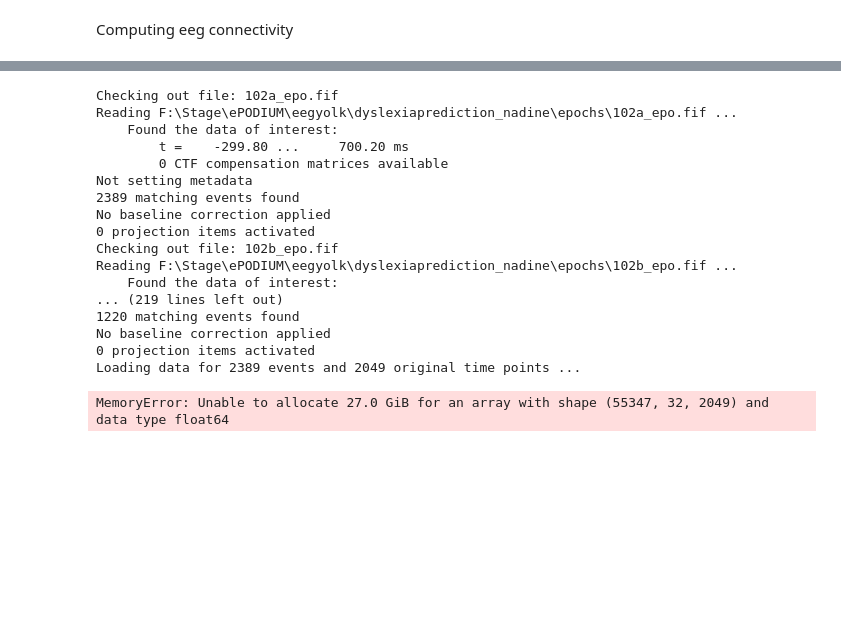
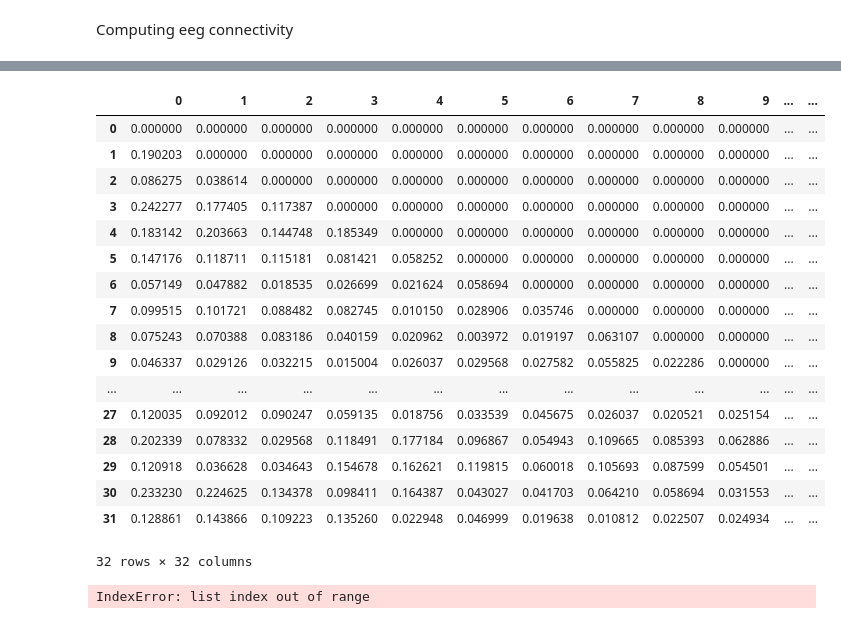
Before and after one commit to eegyolk-ai/eegyolk, a Jupyter notebook: dyslexiaprediction_nadine/data_analysis.ipynb, the cells around one changed output, grey strips where cells are left out. Drawn from its saved outputs; the diff is of its cells as text; code cells hidden in the pictures; blank space fills up the shorter version.

Commit message:
ML models on both connectivity and mmr data

```diff
--- a/dyslexiaprediction_nadine/data_analysis.ipynb
+++ b/dyslexiaprediction_nadine/data_analysis.ipynb
@@ -197,9 +196,11 @@ def data_connectivity(dataframe, group, value):
 
     # Now, visualize the connectivity in 3D:
 
-    return plot_sensors_connectivity(epochs_con.info, con.get_data(output='dense')[:, :, 0])
+    return plot_sensors_connectivity(epochs_con.info, con.get_data(output='dense')[:, :, 0]), spectral_connectivity_epochs(
+        epochs_con, method='pli', mode='multitaper', fmin=fmin, fmax=fmax,
+        faverage=True, tmin=tmin, mt_adaptive=False, n_jobs=1)
 # %%
-connectivity_atrisk = data_connectivity(metadata, group='Group_AccToParents', value = 'At risk')
+connectivityplot_atrisk, connections_atrisk = data_connectivity(metadata, group='Group_AccToParents', value = 'At risk')
 # %% [output]
 Checking out file: 101a_epo.fif
 Reading F:\Stage\ePODIUM\eegyolk\dyslexiaprediction_nadine\epochs\101a_epo.fif ...
@@ -252,21 +299,27 @@ HBox(children=(Text(value='', layout=Layout(margin='2px 0px 2px 0px', min_width=
+# %%
+connections_atrisk = connections_atrisk.get_data(output='dense')[:, :, 0]
+matrix = pd.DataFrame(connections_atrisk)
+matrix
+# %% [output]
+|  | 0 | 1 | 2 | 3 | 4 | 5 | 6 | 7 | 8 | 9 | ... | ... |
+| 0 | 0.000000 | 0.000000 | 0.000000 | 0.000000 | 0.000000 | 0.000000 | 0.000000 | 0.000000 | 0.000000 | 0.000000 | ... | ... |
+| 1 | 0.190203 | 0.000000 | 0.000000 | 0.000000 | 0.000000 | 0.000000 | 0.000000 | 0.000000 | 0.000000 | 0.000000 | ... | ... |
+| 2 | 0.086275 | 0.038614 | 0.000000 | 0.000000 | 0.000000 | 0.000000 | 0.000000 | 0.000000 | 0.000000 | 0.000000 | ... | ... |
+| 3 | 0.242277 | 0.177405 | 0.117387 | 0.000000 | 0.000000 | 0.000000 | 0.000000 | 0.000000 | 0.000000 | 0.000000 | ... | ... |
+| 4 | 0.183142 | 0.203663 | 0.144748 | 0.185349 | 0.000000 | 0.000000 | 0.000000 | 0.000000 | 0.000000 | 0.000000 | ... | ... |
+| 5 | 0.147176 | 0.118711 | 0.115181 | 0.081421 | 0.058252 | 0.000000 | 0.000000 | 0.000000 | 0.000000 | 0.000000 | ... | ... |
+| 6 | 0.057149 | 0.047882 | 0.018535 | 0.026699 | 0.021624 | 0.058694 | 0.000000 | 0.000000 | 0.000000 | 0.000000 | ... | ... |
+| 7 | 0.099515 | 0.101721 | 0.088482 | 0.082745 | 0.010150 | 0.028906 | 0.035746 | 0.000000 | 0.000000 | 0.000000 | ... | ... |
+| 8 | 0.075243 | 0.070388 | 0.083186 | 0.040159 | 0.020962 | 0.003972 | 0.019197 | 0.063107 | 0.000000 | 0.000000 | ... | ... |
+| 9 | 0.046337 | 0.029126 | 0.032215 | 0.015004 | 0.026037 | 0.029568 | 0.027582 | 0.055825 | 0.022286 | 0.000000 | ... | ... |
+| ... | ... | ... | ... | ... | ... | ... | ... | ... | ... | ... | ... | ... |
+| 27 | 0.120035 | 0.092012 | 0.090247 | 0.059135 | 0.018756 | 0.033539 | 0.045675 | 0.026037 | 0.020521 | 0.025154 | ... | ... |
+| 28 | 0.202339 | 0.078332 | 0.029568 | 0.118491 | 0.177184 | 0.096867 | 0.054943 | 0.109665 | 0.085393 | 0.062886 | ... | ... |
+| 29 | 0.120918 | 0.036628 | 0.034643 | 0.154678 | 0.162621 | 0.119815 | 0.060018 | 0.105693 | 0.087599 | 0.054501 | ... | ... |
+| 30 | 0.233230 | 0.224625 | 0.134378 | 0.098411 | 0.164387 | 0.043027 | 0.041703 | 0.064210 | 0.058694 | 0.031553 | ... | ... |
+| 31 | 0.128861 | 0.143866 | 0.109223 | 0.135260 | 0.022948 | 0.046999 | 0.019638 | 0.010812 | 0.022507 | 0.024934 | ... | ... |
+32 rows × 32 columns
 # %%
-connectivity_control = data_connectivity(metadata, group='Group_AccToParents', value = 'Control')
+connectivityplot_control, connections_control = data_connectivity(metadata, group='Group_AccToParents', value = 'Control')
 # %% [output]
-Checking out file: 102a_epo.fif
-Reading F:\Stage\ePODIUM\eegyolk\dyslexiaprediction_nadine\epochs\102a_epo.fif ...
-    Found the data of interest:
-        t =    -299.80 ...     700.20 ms
-        0 CTF compensation matrices available
-Not setting metadata
-2389 matching events found
-No baseline correction applied
-0 projection items activated
-Checking out file: 102b_epo.fif
-Reading F:\Stage\ePODIUM\eegyolk\dyslexiaprediction_nadine\epochs\102b_epo.fif ...
-    Found the data of interest:
-... (219 lines left out)
-1220 matching events found
-No baseline correction applied
-0 projection items activated
-Loading data for 2389 events and 2049 original time points ...
+IndexError: list index out of range
-MemoryError: Unable to allocate 27.0 GiB for an array with shape (55347, 32, 2049) and data type float64
```
Also changed, not shown: parts of 12 cells of this notebook, 7 other files.
